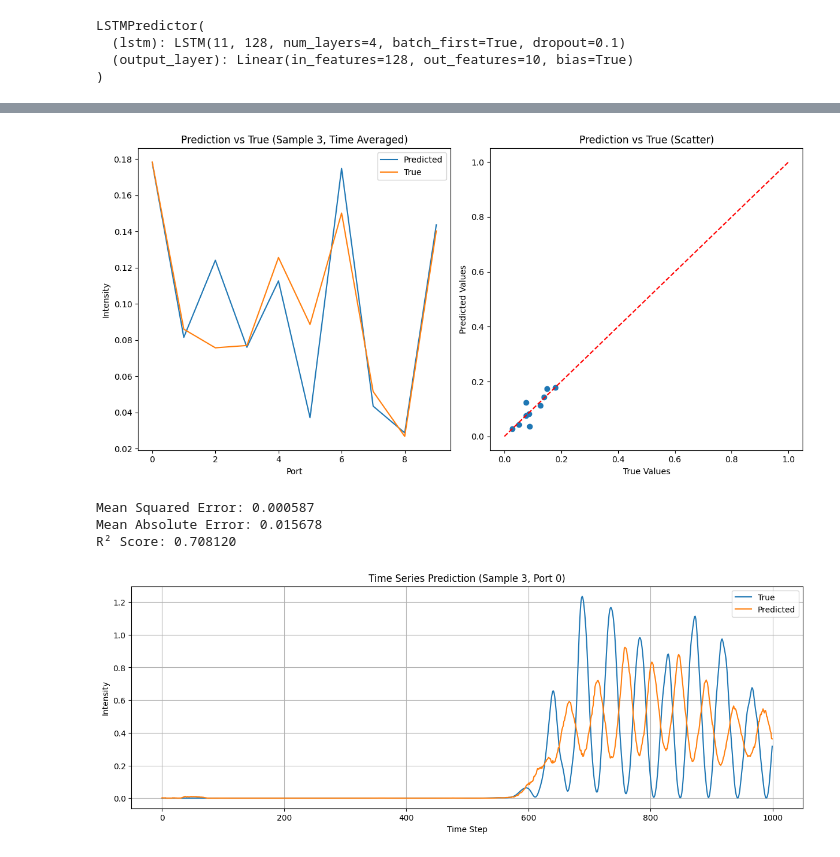
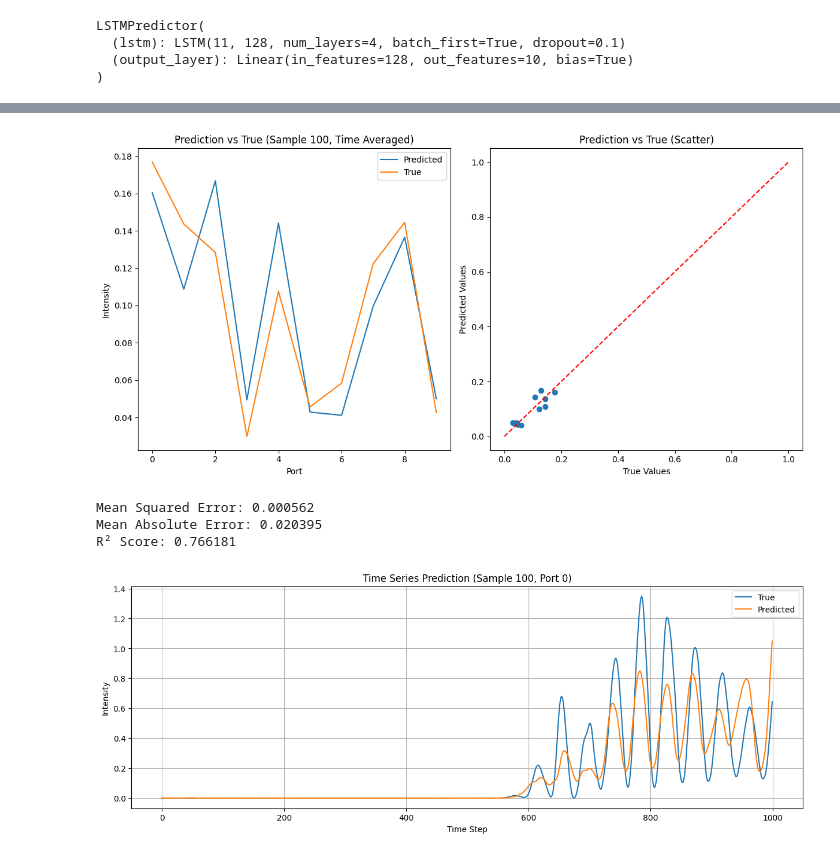
Before and after one commit to xincy22/pyDistilledFDTD, a Jupyter notebook: train & test.ipynb, the cells around one changed output, grey strips where cells are left out. Cells and saved outputs as stored; diff of their text form; code cells hidden in the pictures.

```diff
--- a/train & test.ipynb
+++ b/train & test.ipynb
@@ -171,5 +203,5 @@ test_loader = DataLoader(test_dataset, batch_size=64, shuffle=False)
 # %%
-num_epochs = 20000
+num_epochs = 100000
 learning_rate = 1e-3
 
 optimizer = optim.Adam(model.parameters(), lr=learning_rate)
@@ -263,7 +296,7 @@ all_labels = torch.cat(all_labels, dim=0).numpy()
 plt.figure(figsize=(12, 6))
 
 # 选择一个样本,并对时间维度取平均
-sample_idx = 3  # 可以改变这个索引来查看不同的样本
+sample_idx = 100  # 可以改变这个索引来查看不同的样本
 preds_mean = np.mean(all_preds[sample_idx], axis=0)  # 对时间维度取平均
 labels_mean = np.mean(all_labels[sample_idx], axis=0)  # 对时间维度取平均
 
@@ -283,35 +316,35 @@ plt.plot([0, 1], [0, 1], 'r--')  # 理想的对角线
 plt.title('Prediction vs True (Scatter)')
 plt.xlabel('True Values')
 plt.ylabel('Predicted Values')
 
 plt.tight_layout()
 plt.show()
 
 # 计算一些统计指标 (使用时间平均后的数据)
 mse = np.mean((preds_mean - labels_mean) ** 2)
 mae = np.mean(np.abs(preds_mean - labels_mean))
 r2 = 1 - np.sum((preds_mean - labels_mean) ** 2) / np.sum((labels_mean - np.mean(labels_mean)) ** 2)
 
 print(f"Mean Squared Error: {mse:.6f}")
 print(f"Mean Absolute Error: {mae:.6f}")
 print(f"R² Score: {r2:.6f}")
 
 # 可视化时序预测
 plt.figure(figsize=(15, 5))
 time_steps = np.arange(all_preds.shape[1])
 port_idx = 0  # 可以改变这个索引来查看不同端口的预测
 
 plt.plot(time_steps, all_labels[sample_idx, :, port_idx], label='True')
 plt.plot(time_steps, all_preds[sample_idx, :, port_idx], label='Predicted')
 plt.title(f'Time Series Prediction (Sample {sample_idx}, Port {port_idx})')
 plt.xlabel('Time Step')
 plt.ylabel('Intensity')
 plt.legend()
 plt.grid(True)
 plt.show()
 # %% [output]
-[figure, old version]
+[figure, new version]
-Mean Squared Error: 0.000587
-Mean Absolute Error: 0.015678
-R² Score: 0.708120
+Mean Squared Error: 0.000562
+Mean Absolute Error: 0.020395
+R² Score: 0.766181
-[figure, old version]
+[figure, new version]
```
Also changed, not shown: parts of 4 cells of this notebook, 1 other file.
